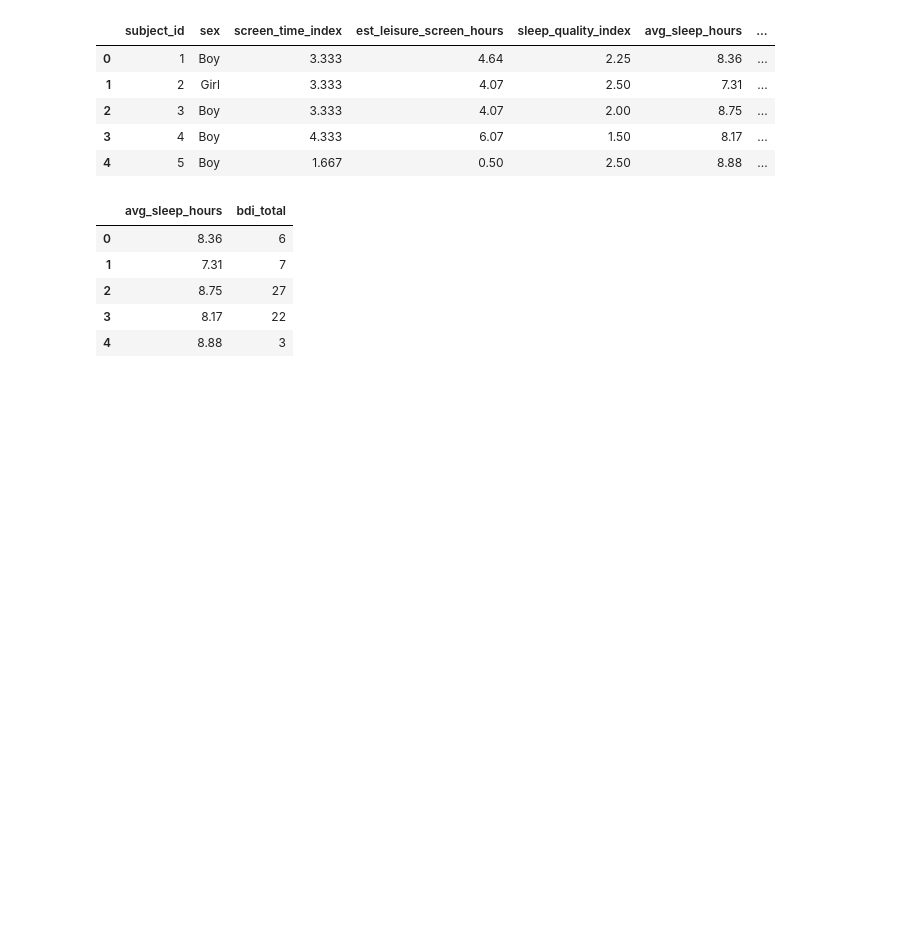
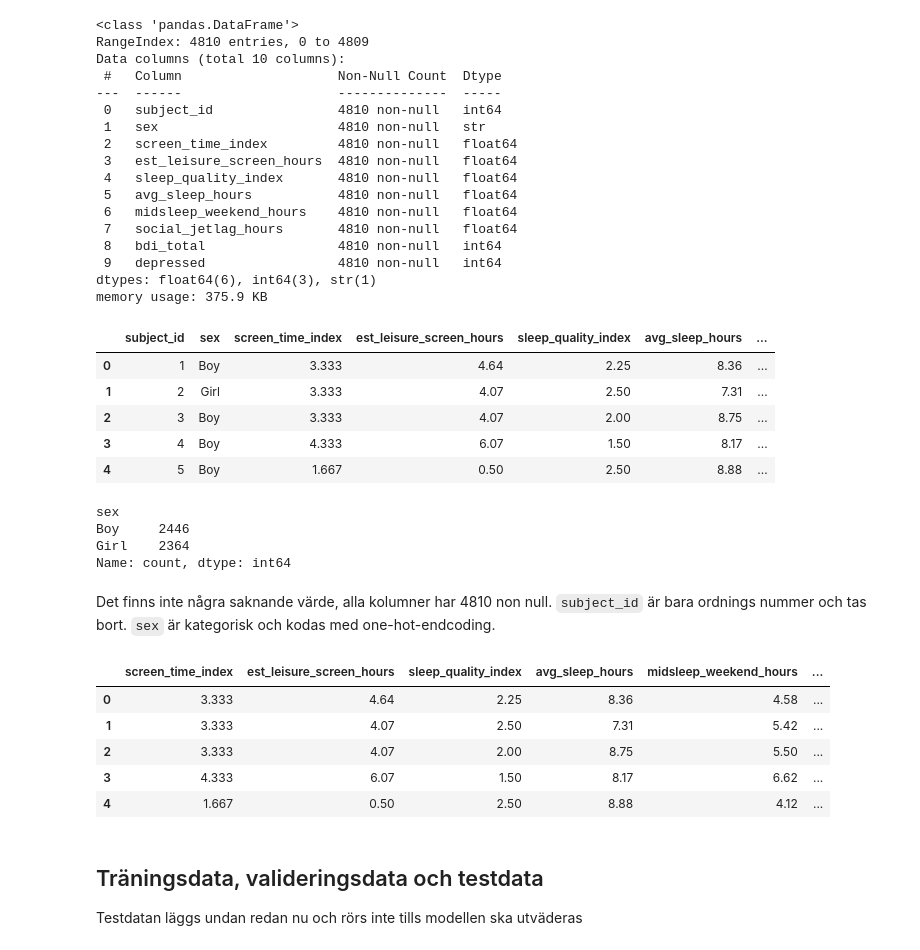
Before and after one commit to OscarWEdu/mlstackimp, a Jupyter notebook: eda/notebook.ipynb, the cells around one changed output. Saved outputs shown, nothing was run; the diff lists cells and outputs as text; code cells hidden in the pictures; blank space fills up the shorter version.

```diff
--- a/eda/notebook.ipynb
+++ b/eda/notebook.ipynb
@@ -16,25 +20,59 @@ from sklearn.tree import DecisionTreeRegressor
 from sklearn.metrics import root_mean_squared_error, mean_absolute_error, mean_squared_error
 from sklearn.model_selection import train_test_split
 # %%
-Dataset = pd.read_csv(r'C:../backend/screen_time_mental_health.csv')
-Dataset.head()
+Dataset_orginal = pd.read_csv(r'../backend/screen_time_mental_health.csv')
+
+Dataset_orginal.info()
 # %% [output]
-|  | subject_id | sex | screen_time_index | est_leisure_screen_hours | sleep_quality_index | avg_sleep_hours | ... |
-| 0 | 1 | Boy | 3.333 | 4.64 | 2.25 | 8.36 | ... |
-| 1 | 2 | Girl | 3.333 | 4.07 | 2.50 | 7.31 | ... |
-| 2 | 3 | Boy | 3.333 | 4.07 | 2.00 | 8.75 | ... |
-| 3 | 4 | Boy | 4.333 | 6.07 | 1.50 | 8.17 | ... |
-| 4 | 5 | Boy | 1.667 | 0.50 | 2.50 | 8.88 | ... |
+<class 'pandas.DataFrame'>
+RangeIndex: 4810 entries, 0 to 4809
+Data columns (total 10 columns):
+ #   Column                    Non-Null Count  Dtype
+---  ------                    --------------  -----
+ 0   subject_id                4810 non-null   int64
+ 1   sex                       4810 non-null   str
+ 2   screen_time_index         4810 non-null   float64
+ 3   est_leisure_screen_hours  4810 non-null   float64
+ 4   sleep_quality_index       4810 non-null   float64
+ 5   avg_sleep_hours           4810 non-null   float64
+ 6   midsleep_weekend_hours    4810 non-null   float64
+ 7   social_jetlag_hours       4810 non-null   float64
+ 8   bdi_total                 4810 non-null   int64
+ 9   depressed                 4810 non-null   int64
+dtypes: float64(6), int64(3), str(1)
+memory usage: 375.9 KB
 # %%
-Dataset = Dataset[['avg_sleep_hours', 'bdi_total']]
-X = Dataset.drop(columns=['bdi_total'])
-y = Dataset['bdi_total']
-Dataset.head()
+Dataset_orginal.head()
 # %% [output]
-|  | avg_sleep_hours | bdi_total |
-| 0 | 8.36 | 6 |
-| 1 | 7.31 | 7 |
-| 2 | 8.75 | 27 |
-| 3 | 8.17 | 22 |
-| 4 | 8.88 | 3 |
+|  | subject_id | sex | screen_time_index | est_leisure_screen_hours | sleep_quality_index | avg_sleep_hours | ... |
+| 0 | 1 | Boy | 3.333 | 4.64 | 2.25 | 8.36 | ... |
+| 1 | 2 | Girl | 3.333 | 4.07 | 2.50 | 7.31 | ... |
+| 2 | 3 | Boy | 3.333 | 4.07 | 2.00 | 8.75 | ... |
+| 3 | 4 | Boy | 4.333 | 6.07 | 1.50 | 8.17 | ... |
+| 4 | 5 | Boy | 1.667 | 0.50 | 2.50 | 8.88 | ... |
+# %%
+Dataset_orginal['sex'].value_counts()
+# %% [output]
+sex
+Boy     2446
+Girl    2364
+Name: count, dtype: int64
+# %% [markdown]
+Det finns inte några saknande värde, alla kolumner har 4810 non null. `subject_id` är bara ordnings nummer och tas bort. `sex` är kategorisk och kodas med one-hot-endcoding.
+# %%
+Dataset = Dataset_orginal.drop(columns = ['subject_id'])
+Dataset = pd.get_dummies(Dataset, columns=['sex'], dtype = int, prefix = 'dmy')
+
+Dataset.head()
+# %% [output]
+|  | screen_time_index | est_leisure_screen_hours | sleep_quality_index | avg_sleep_hours | midsleep_weekend_hours | ... |
+| 0 | 3.333 | 4.64 | 2.25 | 8.36 | 4.58 | ... |
+| 1 | 3.333 | 4.07 | 2.50 | 7.31 | 5.42 | ... |
+| 2 | 3.333 | 4.07 | 2.00 | 8.75 | 5.50 | ... |
+| 3 | 4.333 | 6.07 | 1.50 | 8.17 | 6.62 | ... |
+| 4 | 1.667 | 0.50 | 2.50 | 8.88 | 4.12 | ... |
+# %% [markdown]
+## Träningsdata, valideringsdata och testdata
+
+Testdatan läggs undan redan nu och rörs inte tills modellen ska utväderas
 # %%
```
Also changed, not shown: parts of 5 cells of this notebook.
